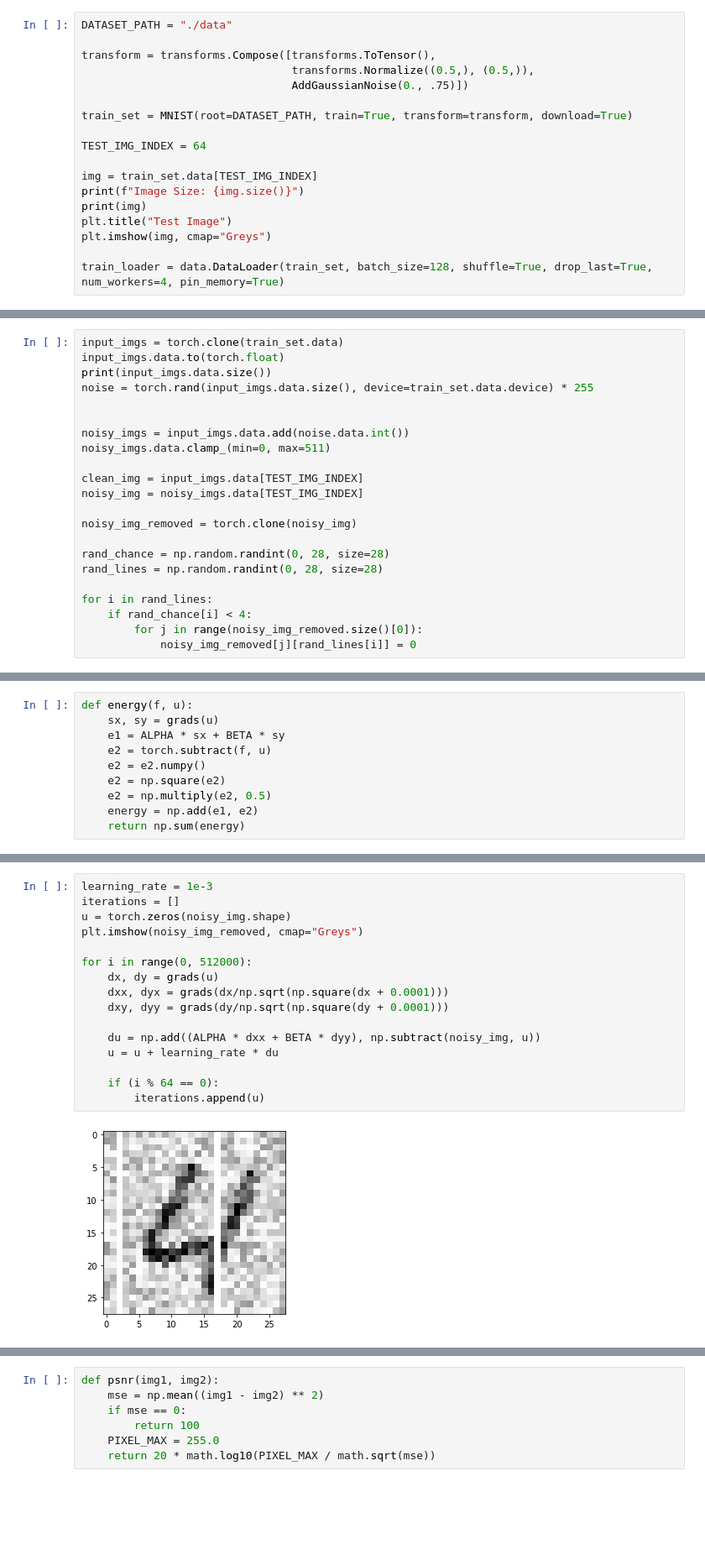
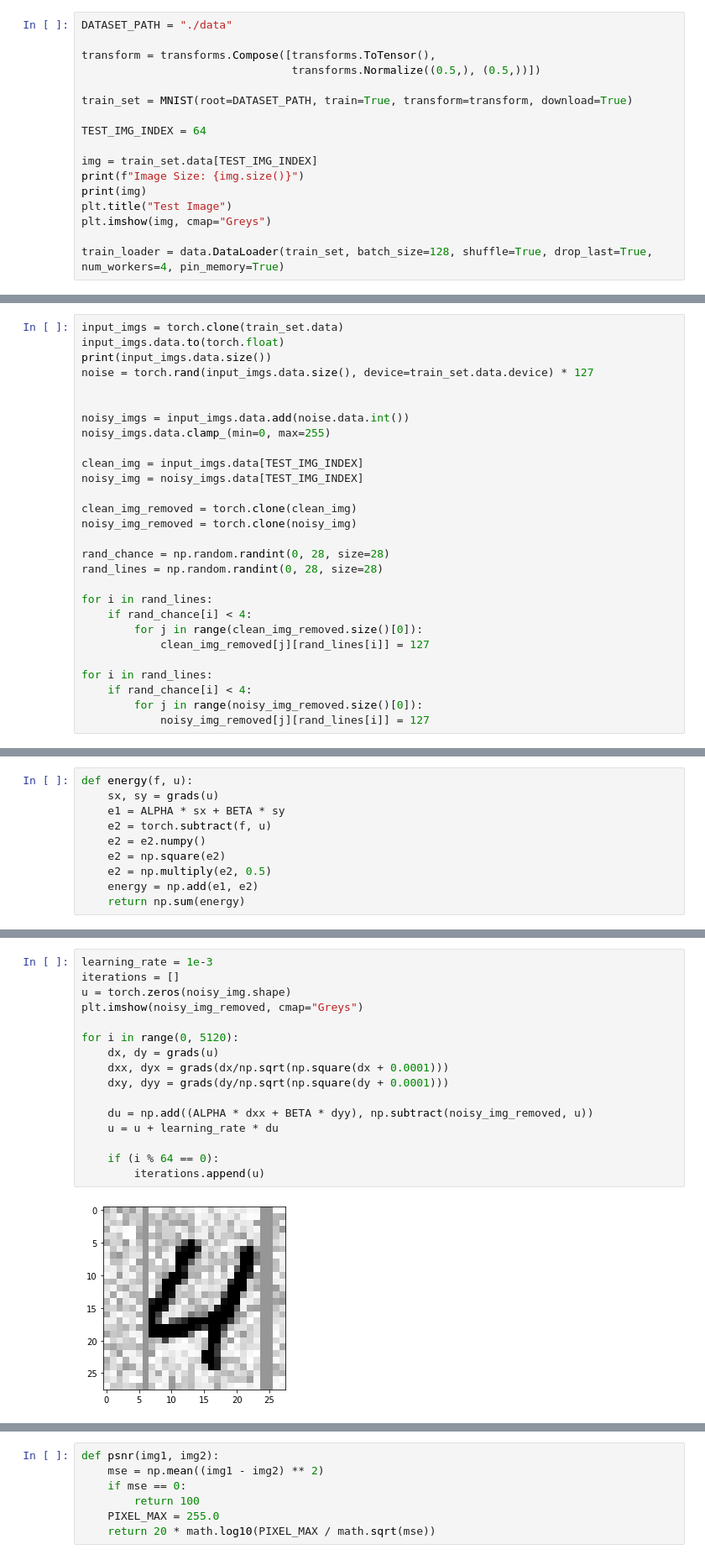
Before and after one commit to Nallaka/energy-model, a Jupyter notebook: iterative-energy-model-report.ipynb, the cells around one changed output, grey strips where cells are left out. Shown at 84% size. Drawn from its saved outputs; the diff is of its cells as text; blank space fills up the shorter version.

```diff
--- a/iterative-energy-model-2.ipynb
+++ b/iterative-energy-model-report.ipynb
@@ -30,8 +26,7 @@ class AddGaussianNoise(object):
 DATASET_PATH = "./data"
 
 transform = transforms.Compose([transforms.ToTensor(),
-                                transforms.Normalize((0.5,), (0.5,)),
-                                AddGaussianNoise(0., .75)])
+                                transforms.Normalize((0.5,), (0.5,))])
 
 train_set = MNIST(root=DATASET_PATH, train=True, transform=transform, download=True)
 
@@ -67,15 +69,16 @@ tensor([[  0,   0,   0,   0,   0,   0,   0,   0,   0,   0,   0,   0,   0,   0,
 input_imgs = torch.clone(train_set.data)
 input_imgs.data.to(torch.float)
 print(input_imgs.data.size())
-noise = torch.rand(input_imgs.data.size(), device=train_set.data.device) * 255
+noise = torch.rand(input_imgs.data.size(), device=train_set.data.device) * 127
 
 
 noisy_imgs = input_imgs.data.add(noise.data.int())
-noisy_imgs.data.clamp_(min=0, max=511)
+noisy_imgs.data.clamp_(min=0, max=255)
 
 clean_img = input_imgs.data[TEST_IMG_INDEX]
 noisy_img = noisy_imgs.data[TEST_IMG_INDEX]
 
+clean_img_removed = torch.clone(clean_img)
 noisy_img_removed = torch.clone(noisy_img)
 
 rand_chance = np.random.randint(0, 28, size=28)
@@ -83,7 +86,12 @@ rand_lines = np.random.randint(0, 28, size=28)
 
 for i in rand_lines:
     if rand_chance[i] < 4:
+        for j in range(clean_img_removed.size()[0]):
+            clean_img_removed[j][rand_lines[i]] = 127
+
+for i in rand_lines:
+    if rand_chance[i] < 4:
         for j in range(noisy_img_removed.size()[0]):
-            noisy_img_removed[j][rand_lines[i]] = 0
+            noisy_img_removed[j][rand_lines[i]] = 127
 # %% [output]
 torch.Size([60000, 28, 28])
@@ -157,18 +198,18 @@ def energy(f, u):
 # %%
 learning_rate = 1e-3
 iterations = []
 u = torch.zeros(noisy_img.shape)
 plt.imshow(noisy_img_removed, cmap="Greys")
 
-for i in range(0, 512000):
+for i in range(0, 5120):
     dx, dy = grads(u)
     dxx, dyx = grads(dx/np.sqrt(np.square(dx + 0.0001)))
     dxy, dyy = grads(dy/np.sqrt(np.square(dy + 0.0001)))
 
-    du = np.add((ALPHA * dxx + BETA * dyy), np.subtract(noisy_img, u))
+    du = np.add((ALPHA * dxx + BETA * dyy), np.subtract(noisy_img_removed, u))
     u = u + learning_rate * du
 
     if (i % 64 == 0):
         iterations.append(u)
 # %% [output]
-[figure, old version]
+[figure, new version]
```
Also changed, not shown: parts of 21 cells of this notebook, 1 other file.
